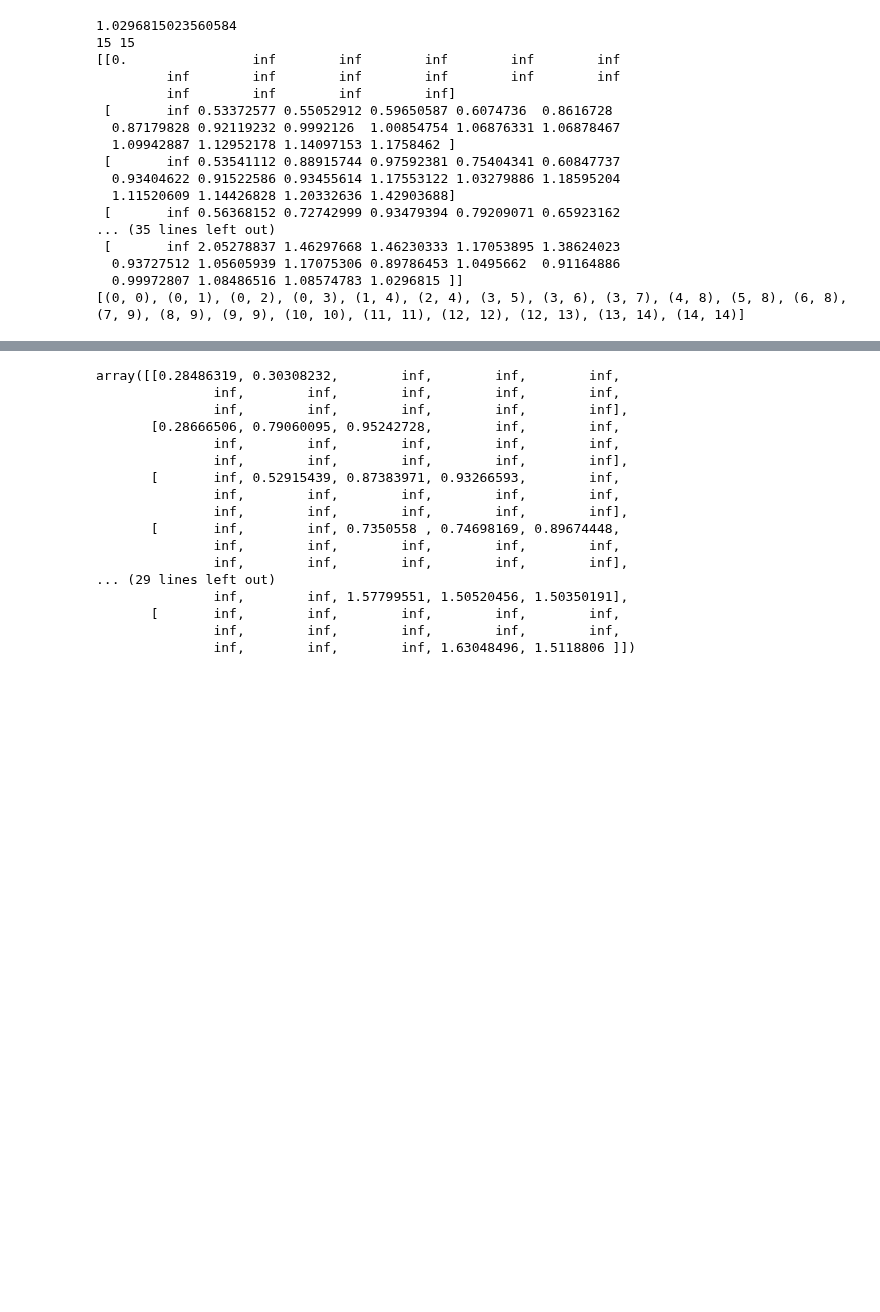
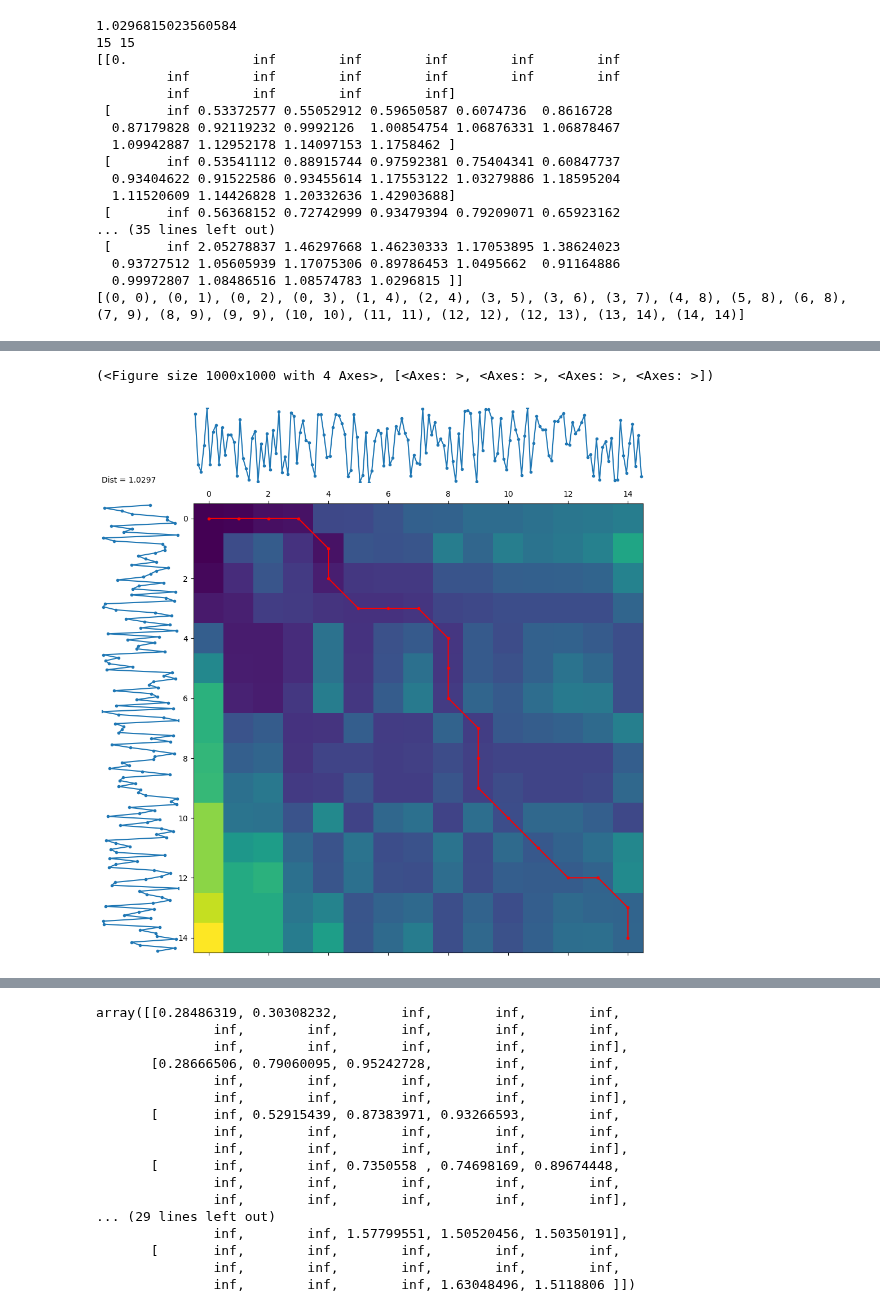
Before and after one commit to cyuab/k-scaling-factor-dtw, a Jupyter notebook: code/main.ipynb, the cells around one changed output, grey strips where cells are left out. Drawn from its saved outputs; the diff is of its cells as text; code cells hidden in the pictures; blank space fills up the shorter version.

```diff
--- a/code/main.ipynb
+++ b/code/main.ipynb
@@ -267,3 +310,8 @@ print(best_path)
+# %%
+dtai_dtw_visualisation.plot_warpingpaths(Q, C, paths, best_path)
+# %% [output]
+(<Figure size 1000x1000 with 4 Axes>, [<Axes: >, <Axes: >, <Axes: >, <Axes: >])
+[figure, added]
 # %%
 dist, mat = pyts_dtw(
     Q[:15],
```
Also changed, not shown: parts of 26 cells of this notebook, 6 other files.
